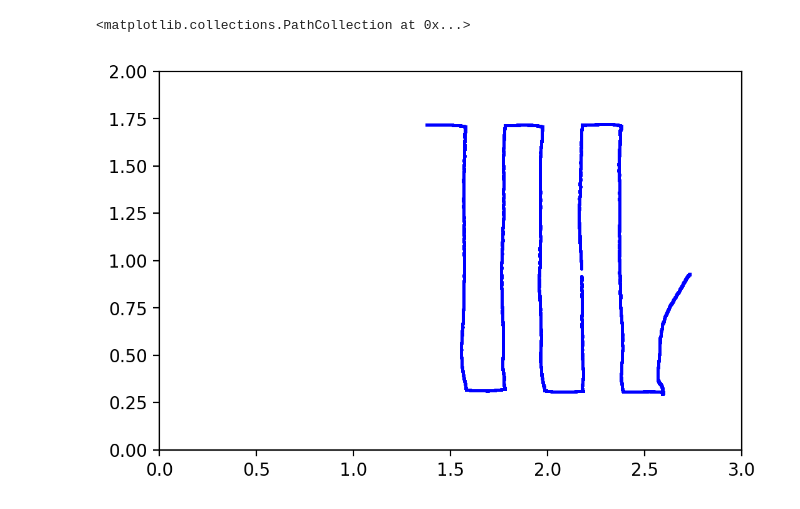
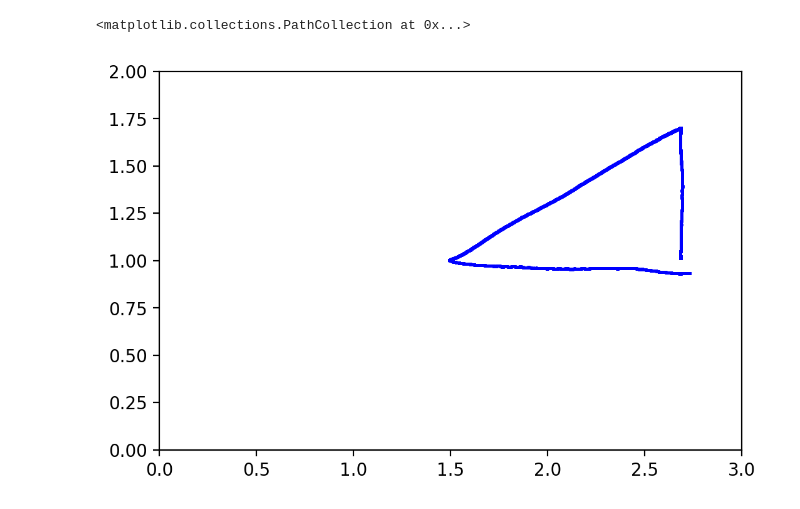
Before and after one commit to Nenashev1999/HTC_tracking_openvr, a Jupyter notebook: notebook/data_set_testing.ipynb, the cells around one changed output. Saved outputs shown, nothing was run; the diff lists cells and outputs as text; code cells hidden in the pictures.

```diff
--- a/notebook/data_set_testing.ipynb
+++ b/notebook/data_set_testing.ipynb
@@ -2,13 +2,13 @@
 import numpy as np
 import matplotlib.pyplot as plt
 # %%
-measurements = np.loadtxt("../logs/data_set_ground_true_test_4.txt")
+measurements = np.loadtxt("../logs/data_set_ground_true_test_1.txt")
 plt.figure(dpi=200)
 plt.xlim((0, 3))
 plt.ylim((0, 2))
-plt.scatter(measurements[:260000, 0], measurements[:260000, 1], color='blue', s=0.5)
+plt.scatter(measurements[:, 0], measurements[:, 1], color='blue', s=0.5)
 # %% [output]
 <matplotlib.collections.PathCollection at 0x...>
-[figure, old version]
+[figure, new version]
 # %%
 import rosbag
```
Also changed, not shown: parts of 1 cell of this notebook, 18 other files.
